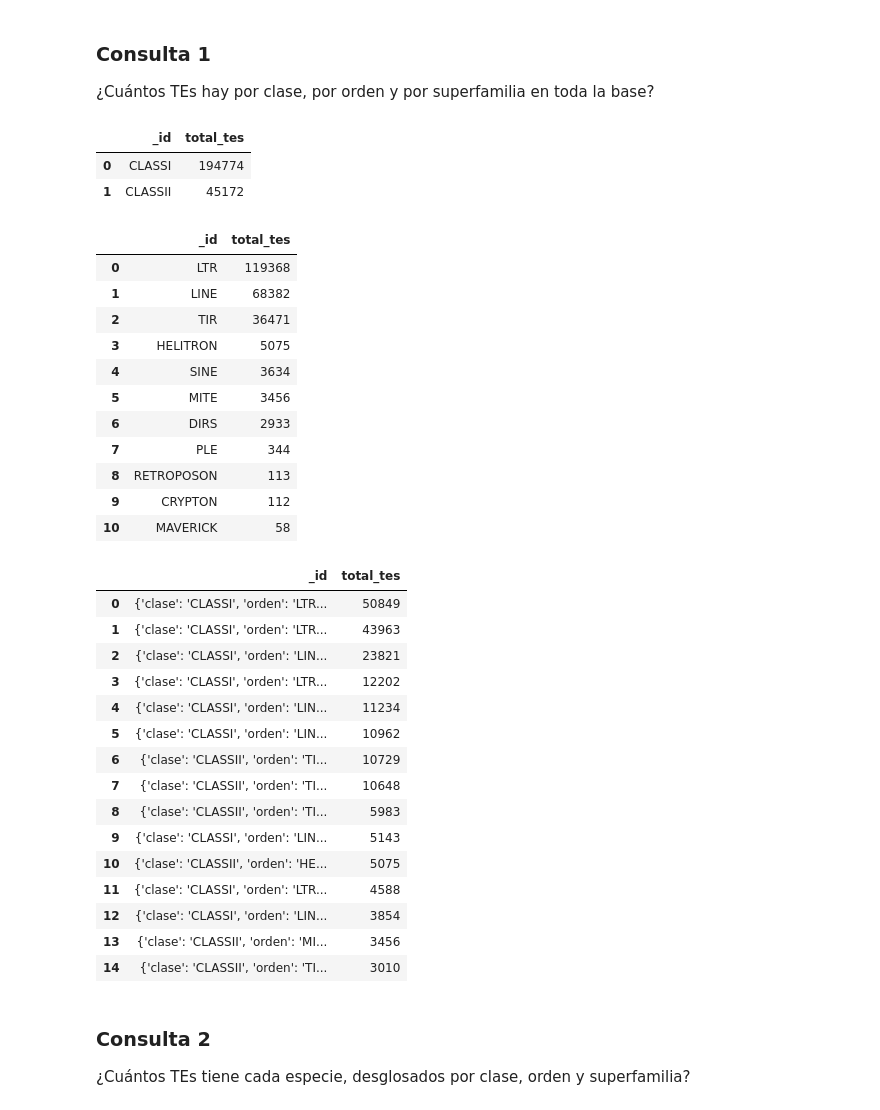
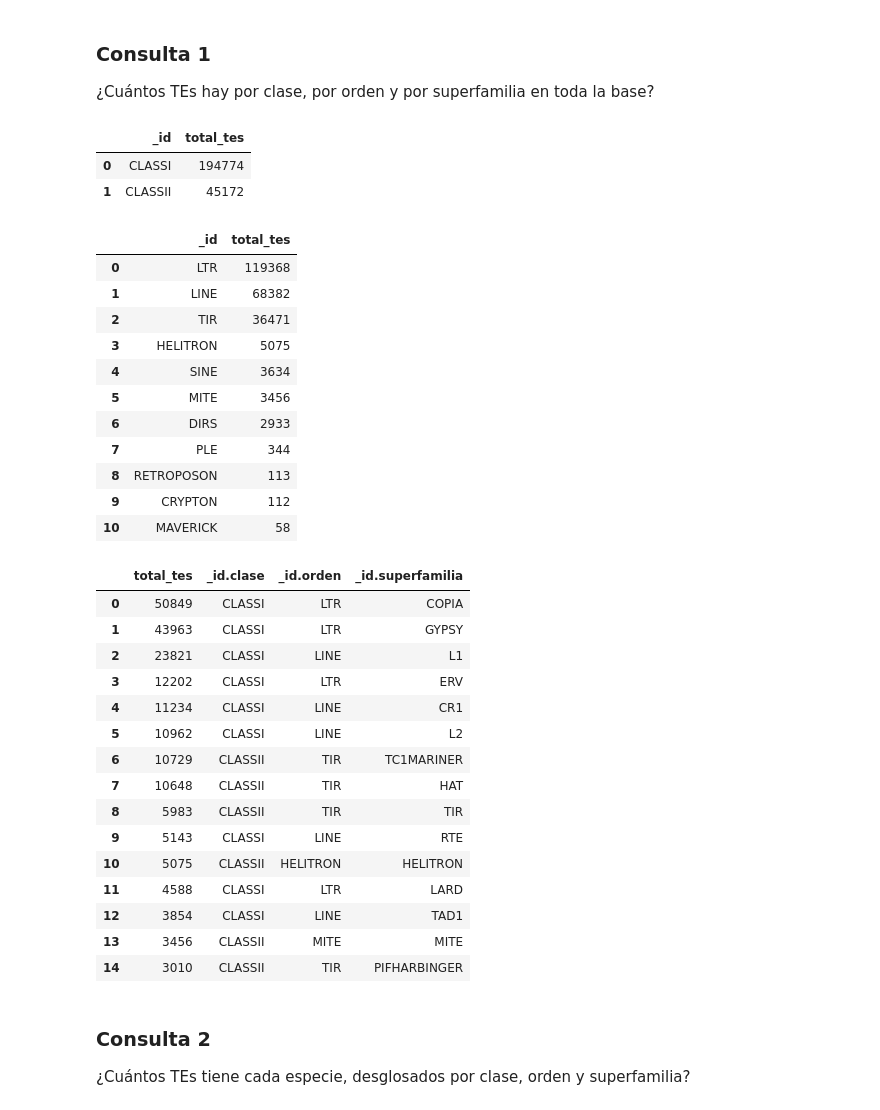
Before and after one commit to JuanSebastianLopez15/Corte2Proyecto, a Jupyter notebook: notebooks/07_consultas_y_bibliotecas.ipynb, the cells around one changed output. Cells and saved outputs as stored; diff of their text form; code cells hidden in the pictures.

```diff
--- a/notebooks/07_consultas_y_bibliotecas.ipynb
+++ b/notebooks/07_consultas_y_bibliotecas.ipynb
@@ -46,52 +46,52 @@ pipeline_q1_orden = [
 df_q1_orden = pd.DataFrame(list(db.sequences.aggregate(pipeline_q1_orden)))
 display(df_q1_orden)
 
-# 1C. Conteo por Superfamilia de TE (o jerarquía completa)
+# 1C. Conteo por Superfamilia de TE (aquí sí usamos json_normalize porque _id es un diccionario)
 pipeline_q1_superfamilia = [
     {"$group": {
         "_id": {
             "clase": "$te_class",
             "orden": "$te_order",
             "superfamilia": "$te_superfamily"
         },
         "total_tes": {"$sum": 1}
     }},
     {"$sort": {"total_tes": -1}}
 ]
-df_q1_super = pd.DataFrame(list(db.sequences.aggregate(pipeline_q1_superfamilia)))
+df_q1_super = pd.json_normalize(list(db.sequences.aggregate(pipeline_q1_superfamilia)))
 display(df_q1_super.head(15))
 # %% [output]
 |  | _id | total_tes |
 | 0 | CLASSI | 194774 |
 | 1 | CLASSII | 45172 |
 |  | _id | total_tes |
 | 0 | LTR | 119368 |
 | 1 | LINE | 68382 |
 | 2 | TIR | 36471 |
 | 3 | HELITRON | 5075 |
 | 4 | SINE | 3634 |
 | 5 | MITE | 3456 |
 | 6 | DIRS | 2933 |
 | 7 | PLE | 344 |
 | 8 | RETROPOSON | 113 |
 | 9 | CRYPTON | 112 |
 | 10 | MAVERICK | 58 |
-|  | _id | total_tes |
-| 0 | {'clase': 'CLASSI', 'orden': 'LTR... | 50849 |
-| 1 | {'clase': 'CLASSI', 'orden': 'LTR... | 43963 |
-| 2 | {'clase': 'CLASSI', 'orden': 'LIN... | 23821 |
-| 3 | {'clase': 'CLASSI', 'orden': 'LTR... | 12202 |
-| 4 | {'clase': 'CLASSI', 'orden': 'LIN... | 11234 |
-| 5 | {'clase': 'CLASSI', 'orden': 'LIN... | 10962 |
-| 6 | {'clase': 'CLASSII', 'orden': 'TI... | 10729 |
-| 7 | {'clase': 'CLASSII', 'orden': 'TI... | 10648 |
-| 8 | {'clase': 'CLASSII', 'orden': 'TI... | 5983 |
-| 9 | {'clase': 'CLASSI', 'orden': 'LIN... | 5143 |
-| 10 | {'clase': 'CLASSII', 'orden': 'HE... | 5075 |
-| 11 | {'clase': 'CLASSI', 'orden': 'LTR... | 4588 |
-| 12 | {'clase': 'CLASSI', 'orden': 'LIN... | 3854 |
-| 13 | {'clase': 'CLASSII', 'orden': 'MI... | 3456 |
-| 14 | {'clase': 'CLASSII', 'orden': 'TI... | 3010 |
+|  | total_tes | _id.clase | _id.orden | _id.superfamilia |
+| 0 | 50849 | CLASSI | LTR | COPIA |
+| 1 | 43963 | CLASSI | LTR | GYPSY |
+| 2 | 23821 | CLASSI | LINE | L1 |
+| 3 | 12202 | CLASSI | LTR | ERV |
+| 4 | 11234 | CLASSI | LINE | CR1 |
+| 5 | 10962 | CLASSI | LINE | L2 |
+| 6 | 10729 | CLASSII | TIR | TC1MARINER |
+| 7 | 10648 | CLASSII | TIR | HAT |
+| 8 | 5983 | CLASSII | TIR | TIR |
+| 9 | 5143 | CLASSI | LINE | RTE |
+| 10 | 5075 | CLASSII | HELITRON | HELITRON |
+| 11 | 4588 | CLASSI | LTR | LARD |
+| 12 | 3854 | CLASSI | LINE | TAD1 |
+| 13 | 3456 | CLASSII | MITE | MITE |
+| 14 | 3010 | CLASSII | TIR | PIFHARBINGER |
 # %% [markdown]
 ### Consulta 2
 ¿Cuántos TEs tiene cada especie, desglosados por clase, orden y superfamilia?
```
Also changed, not shown: parts of 1 cell of this notebook.
